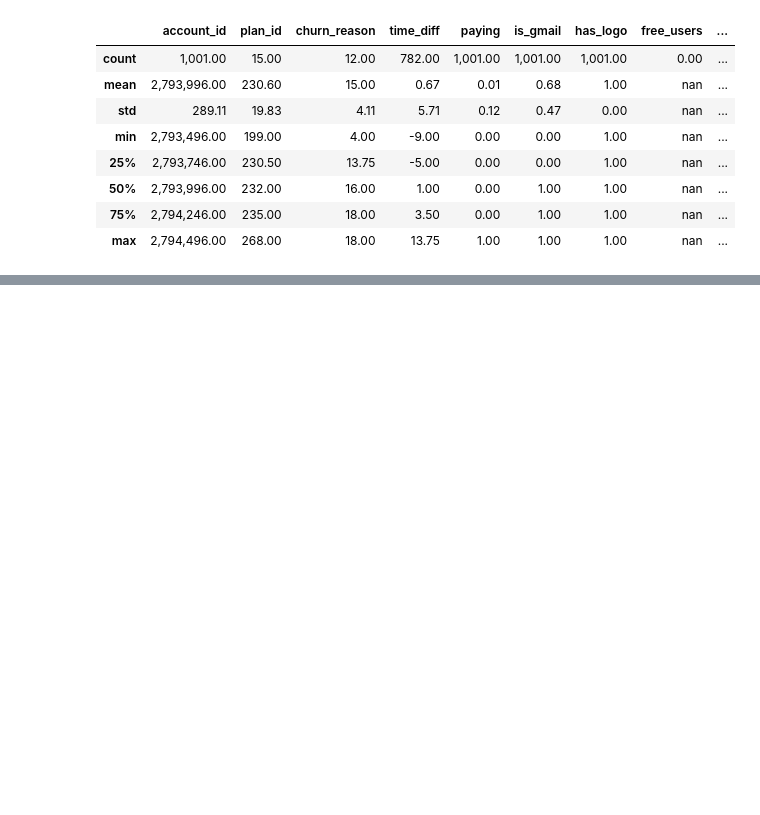
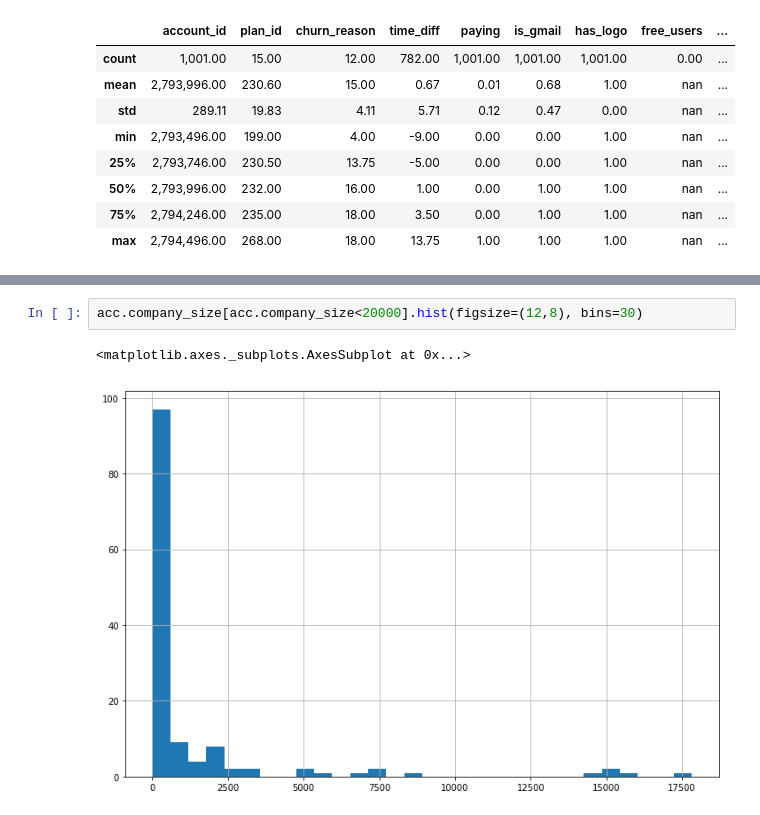
Before and after one commit to DataHackIL/DataLearn-ML-Intro-2019, a Jupyter notebook: part_4.EDA.ipynb, the cells around one changed output, grey strips where cells are left out. Cells and saved outputs as stored; diff of their text form; blank space fills up the shorter version.

```diff
--- a/part_4.EDA.ipynb
+++ b/part_4.EDA.ipynb
@@ -55,0 +134,5 @@ acc.describe()
+# %%
+acc.company_size[acc.company_size<20000].hist(figsize=(12,8), bins=30)
+# %% [output]
+<matplotlib.axes._subplots.AxesSubplot at 0x...>
+[figure, added]
```
Also changed, not shown: parts of 44 cells of this notebook.
